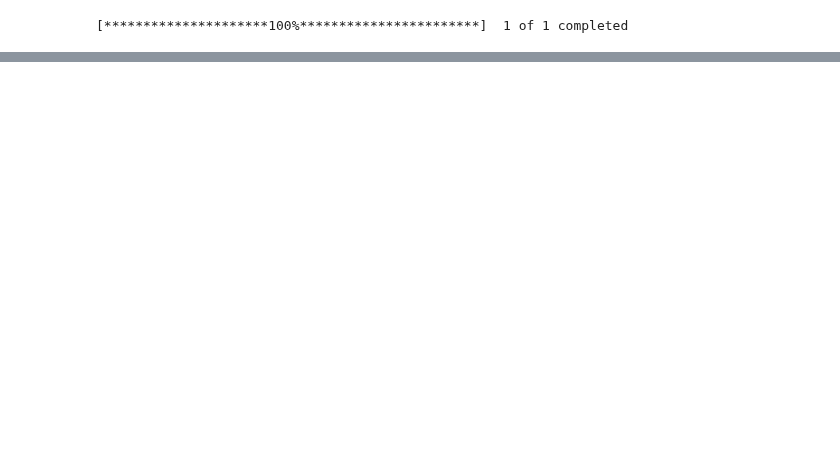
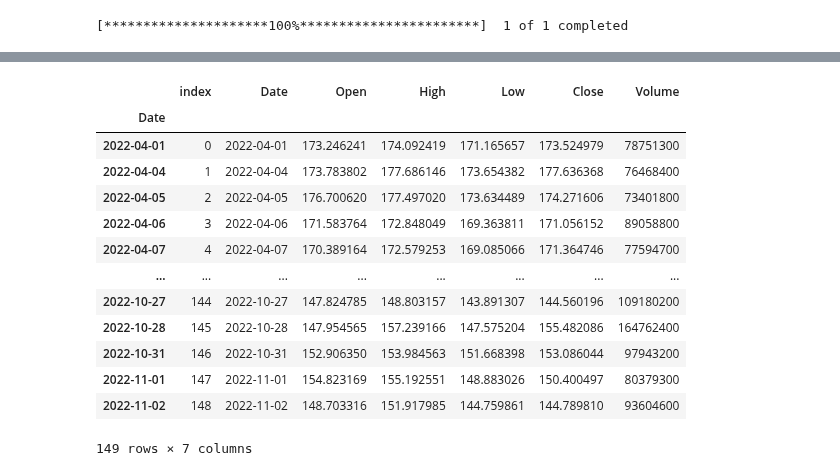
Before and after one commit to avana-quant-group/stockPrediction, a Jupyter notebook: SMA.ipynb, the cells around one changed output, grey strips where cells are left out. Saved outputs shown, nothing was run; the diff lists cells and outputs as text; code cells hidden in the pictures; blank space fills up the shorter version.

```diff
--- a/SMA.ipynb
+++ b/SMA.ipynb
@@ -27 +81,18 @@ mpf.plot(df["2022-09-01":], addplot=extra_plot,savefig='static/photo/dowvol.png'
+# %%
+df
+# %% [output]
+|  | index | Date | Open | High | Low | Close | Volume |
+| Date |  |  |  |  |  |  |  |
+| 2022-04-01 | 0 | 2022-04-01 | 173.246241 | 174.092419 | 171.165657 | 173.524979 | 78751300 |
+| 2022-04-04 | 1 | 2022-04-04 | 173.783802 | 177.686146 | 173.654382 | 177.636368 | 76468400 |
+| 2022-04-05 | 2 | 2022-04-05 | 176.700620 | 177.497020 | 173.634489 | 174.271606 | 73401800 |
+| 2022-04-06 | 3 | 2022-04-06 | 171.583764 | 172.848049 | 169.363811 | 171.056152 | 89058800 |
+| 2022-04-07 | 4 | 2022-04-07 | 170.389164 | 172.579253 | 169.085066 | 171.364746 | 77594700 |
+| ... | ... | ... | ... | ... | ... | ... | ... |
+| 2022-10-27 | 144 | 2022-10-27 | 147.824785 | 148.803157 | 143.891307 | 144.560196 | 109180200 |
+| 2022-10-28 | 145 | 2022-10-28 | 147.954565 | 157.239166 | 147.575204 | 155.482086 | 164762400 |
+| 2022-10-31 | 146 | 2022-10-31 | 152.906350 | 153.984563 | 151.668398 | 153.086044 | 97943200 |
+| 2022-11-01 | 147 | 2022-11-01 | 154.823169 | 155.192551 | 148.883026 | 150.400497 | 80379300 |
+| 2022-11-02 | 148 | 2022-11-02 | 148.703316 | 151.917985 | 144.759861 | 144.789810 | 93604600 |
+149 rows × 7 columns
 # %%
```
Also changed, not shown: parts of 10 cells of this notebook, 27 other files.
